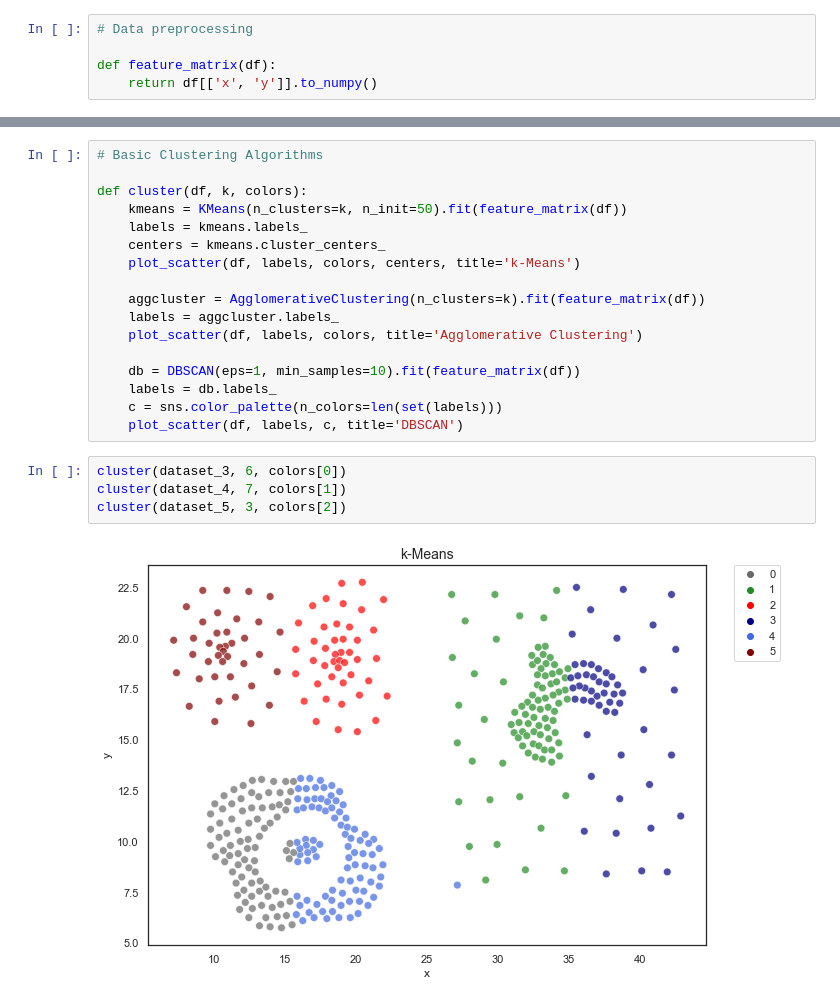
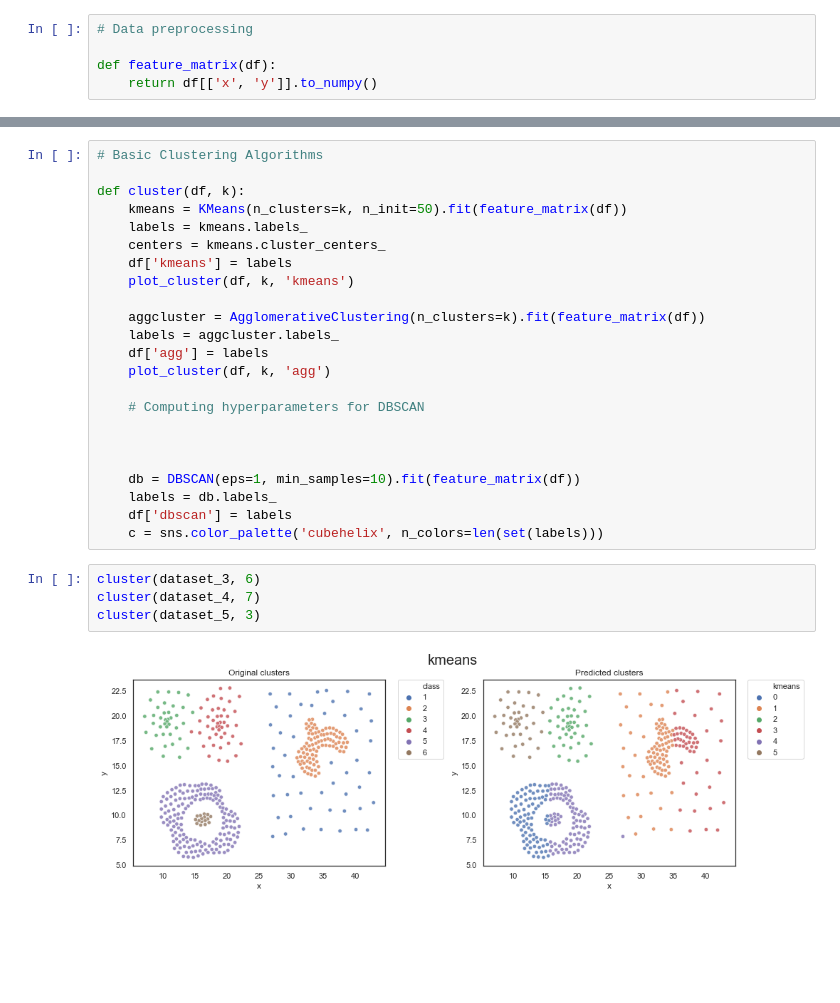
Before and after one commit to bharat-suri/CSE_5243, a Jupyter notebook: Lab-4/lab_4_senthilkumar_16_suri_40.ipynb, the cells around one changed output, grey strips where cells are left out. Drawn from its saved outputs; the diff is of its cells as text; blank space fills up the shorter version.

```diff
--- a/Lab-4/lab_4_senthilkumar_16_suri_40.ipynb
+++ b/Lab-4/lab_4_senthilkumar_16_suri_40.ipynb
@@ -129,23 +180,29 @@ def feature_matrix(df):
 # %%
 # Basic Clustering Algorithms
 
-def cluster(df, k, colors):
+def cluster(df, k):
     kmeans = KMeans(n_clusters=k, n_init=50).fit(feature_matrix(df))
     labels = kmeans.labels_
     centers = kmeans.cluster_centers_
-    plot_scatter(df, labels, colors, centers, title='k-Means')
+    df['kmeans'] = labels
+    plot_cluster(df, k, 'kmeans')
 
     aggcluster = AgglomerativeClustering(n_clusters=k).fit(feature_matrix(df))
     labels = aggcluster.labels_
-    plot_scatter(df, labels, colors, title='Agglomerative Clustering')
+    df['agg'] = labels
+    plot_cluster(df, k, 'agg')
+
+    # Computing hyperparameters for DBSCAN
+
+
 
     db = DBSCAN(eps=1, min_samples=10).fit(feature_matrix(df))
     labels = db.labels_
-    c = sns.color_palette(n_colors=len(set(labels)))
-    plot_scatter(df, labels, c, title='DBSCAN')
+    df['dbscan'] = labels
+    c = sns.color_palette('cubehelix', n_colors=len(set(labels)))
 # %%
-cluster(dataset_3, 6, colors[0])
-cluster(dataset_4, 7, colors[1])
-cluster(dataset_5, 3, colors[2])
+cluster(dataset_3, 6)
+cluster(dataset_4, 7)
+cluster(dataset_5, 3)
 # %% [output]
-[figure, old version]
+[figure, new version]
```
Also changed, not shown: parts of 8 cells of this notebook.
